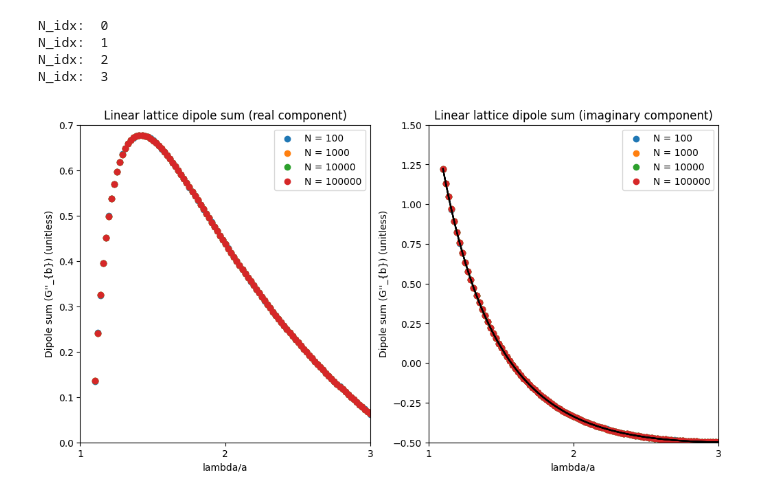
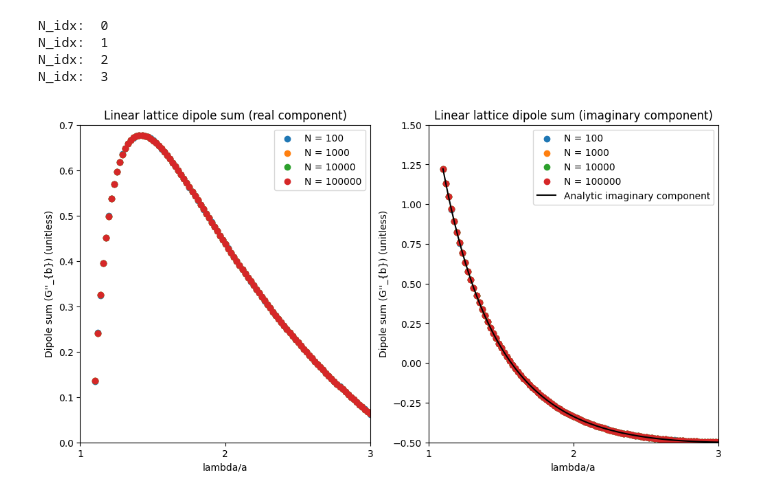
Before and after one commit to AliGhorashiCMT/Coherent-Perfect-Absorption, a Jupyter notebook: spheres/Dipole lattice sums.ipynb, the cells around one changed output. Cells and saved outputs as stored; diff of their text form; code cells hidden in the pictures.

Commit message:
Dipole lattice sum closed form

```diff
--- a/spheres/Dipole lattice sums.ipynb
+++ b/spheres/Dipole lattice sums.ipynb
@@ -203,31 +203,31 @@ N_idx:  3
 # %%
 fig, (ax1, ax2) = plt.subplots(1, 2, figsize=(12, 6))
 for (N, dipole_sums_cylinder) in zip(N_v, dipole_sums_cylinder_v):
     ax1.scatter(lambda_v, dipole_sums_cylinder.real, label=f"N = {N}")
     ax2.scatter(lambda_v, dipole_sums_cylinder.imag, label=f"N = {N}")
-    ax2.plot(lambda_v, closed_form_cylinder_yy_imaginary(lambda_v), linestyle="solid", color="black")
+ax2.plot(lambda_v, closed_form_cylinder_yy_imaginary(lambda_v), linestyle="solid", color="black", label="Analytic imaginary component")
 ax1.set_ylabel("Dipole sum (G''_{b}) (unitless)");
 ax2.set_ylabel("Dipole sum (G''_{b}) (unitless)");
 
 ax1.set_xlabel("lambda/a")
 ax2.set_xlabel("lambda/a")
 
 ax1.set_title("Linear lattice dipole sum (real component)");
 ax2.set_title("Linear lattice dipole sum (imaginary component)");
 
 ax1.legend();
 ax1.set_xlim(lambda_v.min(), lambda_v.max());
 
 ax2.legend();
 ax2.set_xlim(lambda_v.min(), lambda_v.max());
 
 ax1.set_xlim(1, 3)
 ax2.set_xlim(1, 3)
 
 ax1.set_ylim(0, 0.7)
 ax2.set_ylim(-0.5, 1.5);
 
 ax1.set_xticks([1, 2, 3])
 ax2.set_xticks([1, 2, 3]);
 # %% [output]
-[figure, old version]
+[figure, new version]
```
Also changed, not shown: parts of 8 cells of this notebook.
